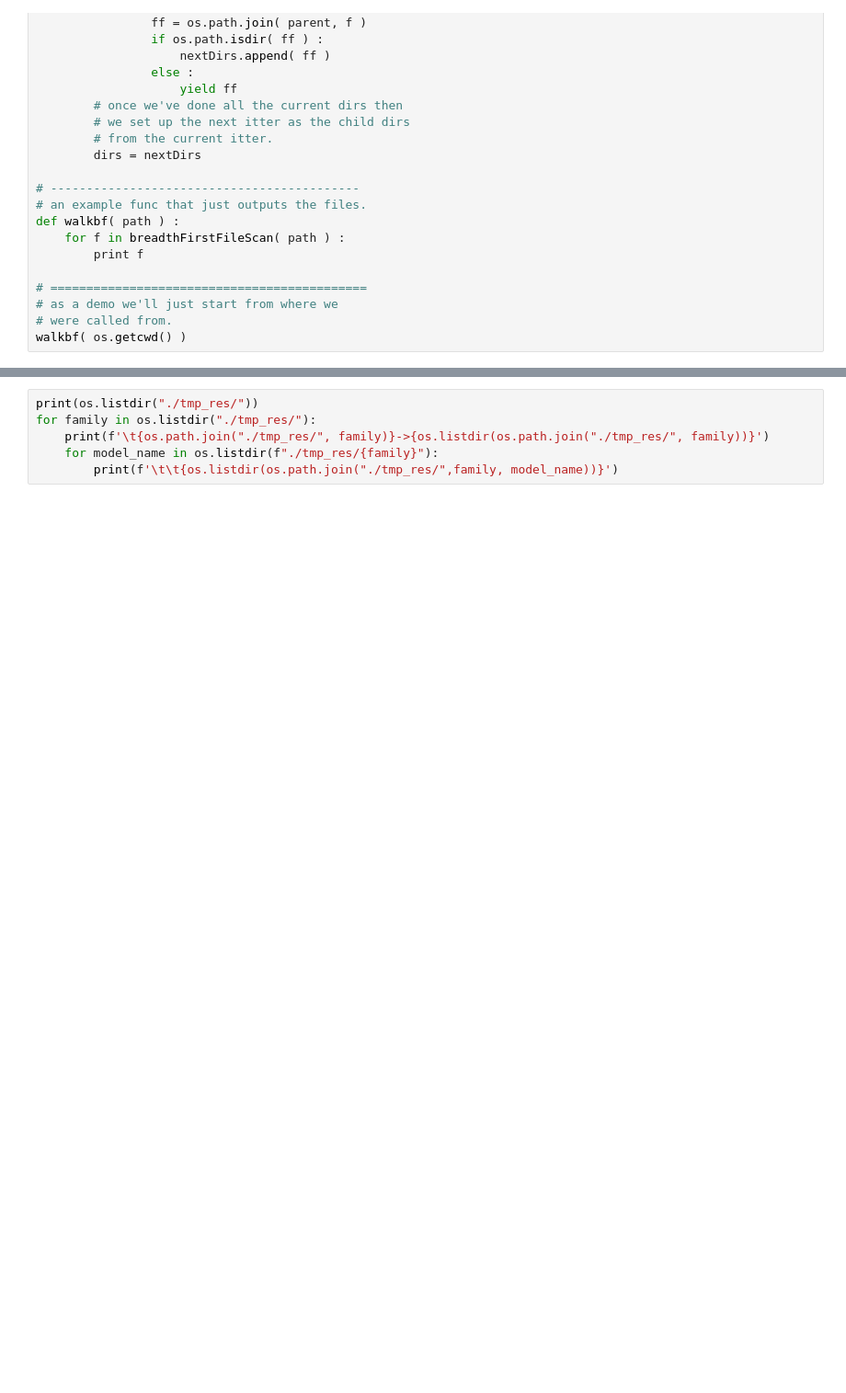
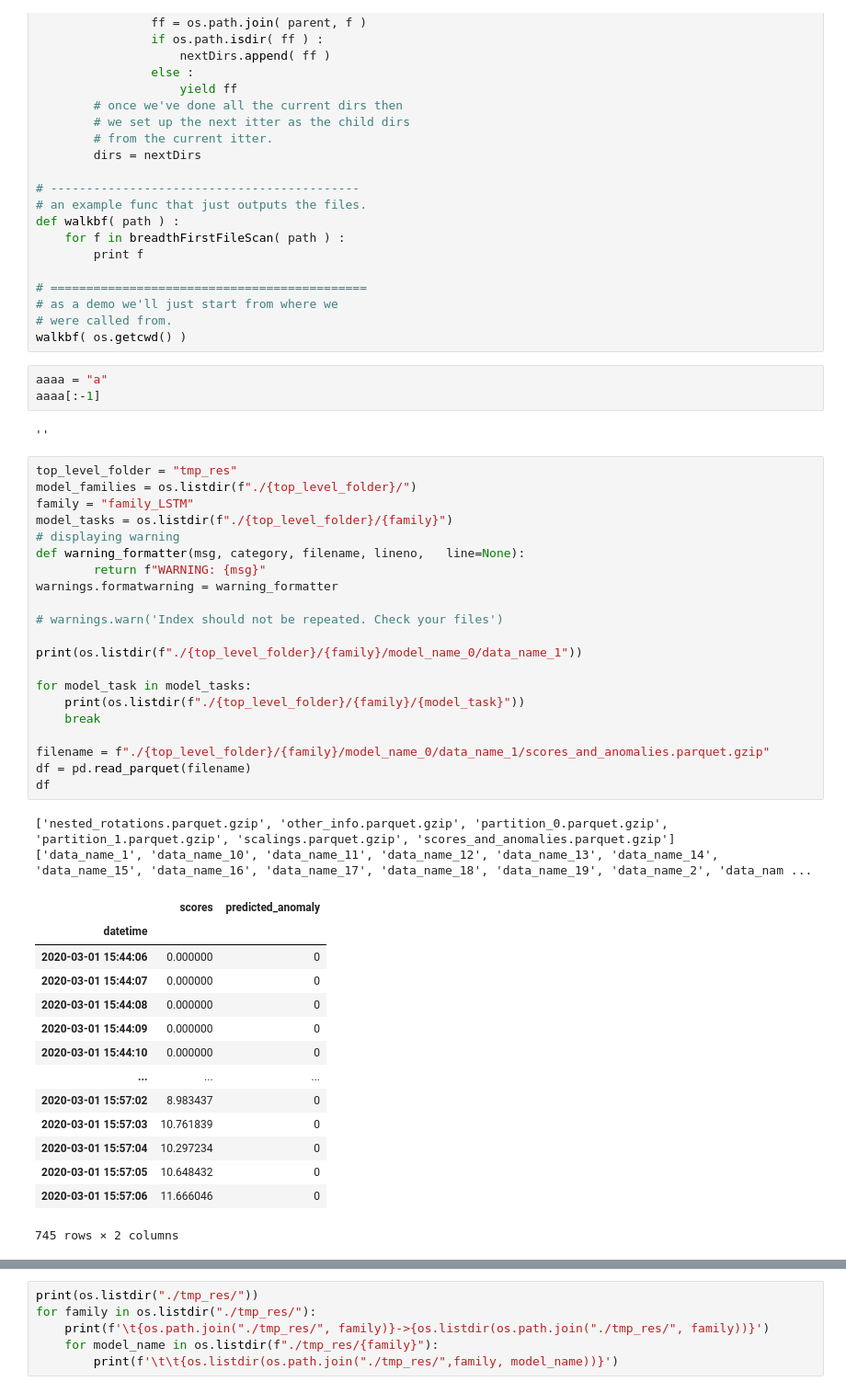
Before and after one commit to Anastasis-Iliopoulos/timeseries-anomaly-detection-with-feature-bagging-and-nested-rotations, a Jupyter notebook: test.ipynb, the cells around one changed output, grey strips where cells are left out. Shown: that part at 92% size. Cells and saved outputs as stored; diff of their text form; blank space fills up the shorter version.

```diff
--- a/test.ipynb
+++ b/test.ipynb
@@ -110,3 +128,46 @@ def walkbf( path ) :
 # as a demo we'll just start from where we
 # were called from.
 walkbf( os.getcwd() )
+# %%
+aaaa = "a"
+aaaa[:-1]
+# %% [output]
+''
+# %%
+top_level_folder = "tmp_res"
+model_families = os.listdir(f"./{top_level_folder}/")
+family = "family_LSTM"
+model_tasks = os.listdir(f"./{top_level_folder}/{family}")
+# displaying warning
+def warning_formatter(msg, category, filename, lineno,   line=None):
+        return f"WARNING: {msg}"
+warnings.formatwarning = warning_formatter
+
+# warnings.warn('Index should not be repeated. Check your files')
+
+print(os.listdir(f"./{top_level_folder}/{family}/model_name_0/data_name_1"))
+
+for model_task in model_tasks:
+    print(os.listdir(f"./{top_level_folder}/{family}/{model_task}"))
+    break
+
+filename = f"./{top_level_folder}/{family}/model_name_0/data_name_1/scores_and_anomalies.parquet.gzip"
+df = pd.read_parquet(filename)
+df
+# %% [output]
+['nested_rotations.parquet.gzip', 'other_info.parquet.gzip', 'partition_0.parquet.gzip', 'partition_1.parquet.gzip', 'scalings.parquet.gzip', 'scores_and_anomalies.parquet.gzip']
+['data_name_1', 'data_name_10', 'data_name_11', 'data_name_12', 'data_name_13', 'data_name_14', 'data_name_15', 'data_name_16', 'data_name_17', 'data_name_18', 'data_name_19', 'data_name_2', 'data_nam ...
+|  | scores | predicted_anomaly |
+| datetime |  |  |
+| 2020-03-01 15:44:06 | 0.000000 | 0 |
+| 2020-03-01 15:44:07 | 0.000000 | 0 |
+| 2020-03-01 15:44:08 | 0.000000 | 0 |
+| 2020-03-01 15:44:09 | 0.000000 | 0 |
+| 2020-03-01 15:44:10 | 0.000000 | 0 |
+| ... | ... | ... |
+| 2020-03-01 15:57:02 | 8.983437 | 0 |
+| 2020-03-01 15:57:03 | 10.761839 | 0 |
+| 2020-03-01 15:57:04 | 10.297234 | 0 |
+| 2020-03-01 15:57:05 | 10.648432 | 0 |
+| 2020-03-01 15:57:06 | 11.666046 | 0 |
+745 rows × 2 columns
```
Also changed, not shown: parts of 6 cells of this notebook, 2 other files.
